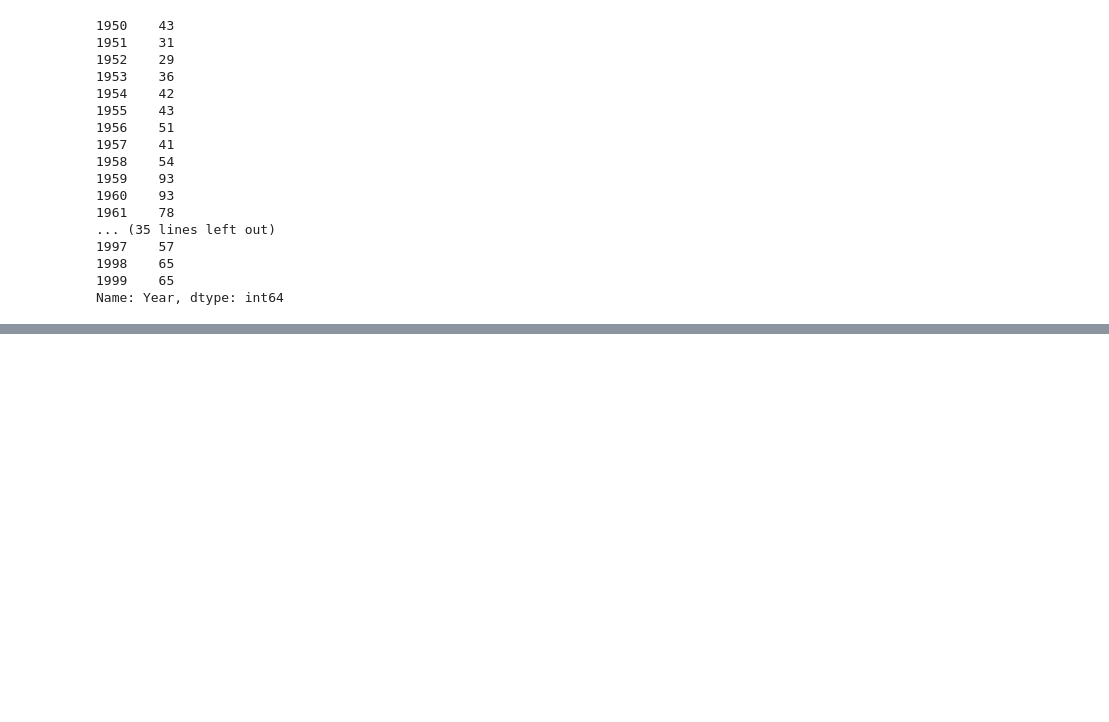
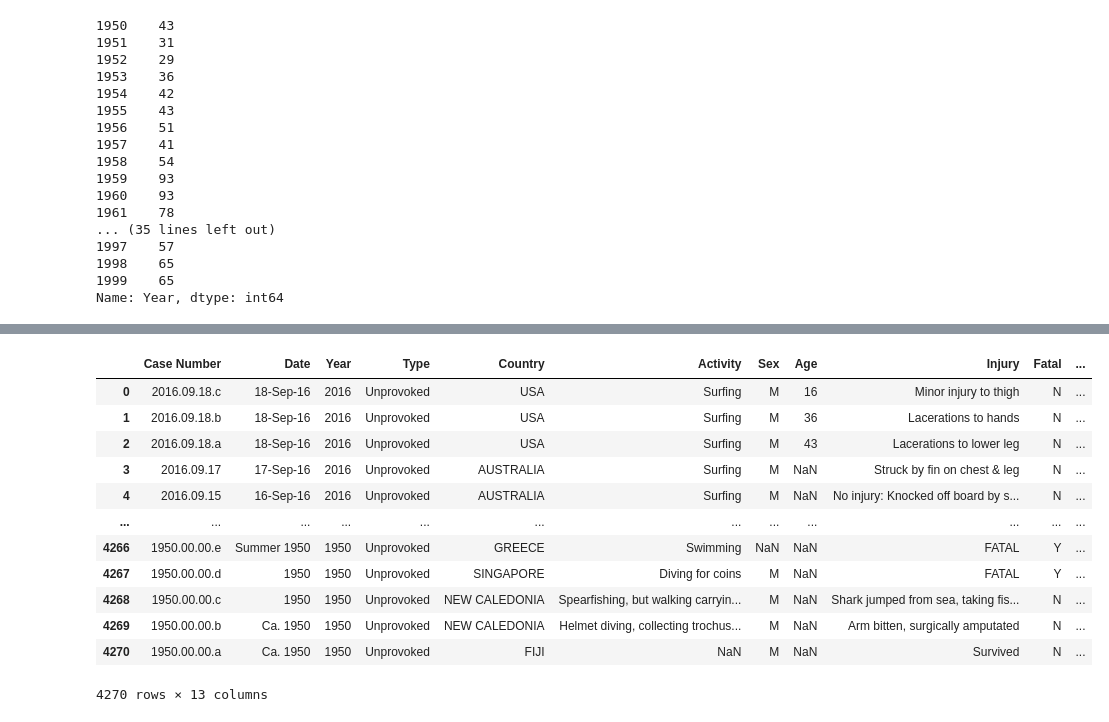
Before and after one commit to jm-cruz-d/Shark-project, a Jupyter notebook: data-wrangling.ipynb, the cells around one changed output, grey strips where cells are left out. Cells and saved outputs as stored; diff of their text form; code cells hidden in the pictures; blank space fills up the shorter version.

```diff
--- a/data-wrangling.ipynb
+++ b/data-wrangling.ipynb
@@ -238 +247,17 @@ df = df.drop(df[(df['Sex']=="N")].index)
+# %%
+df
+# %% [output]
+|  | Case Number | Date | Year | Type | Country | Activity | Sex | Age | Injury | Fatal | ... |
+| 0 | 2016.09.18.c | 18-Sep-16 | 2016 | Unprovoked | USA | Surfing | M | 16 | Minor injury to thigh | N | ... |
+| 1 | 2016.09.18.b | 18-Sep-16 | 2016 | Unprovoked | USA | Surfing | M | 36 | Lacerations to hands | N | ... |
+| 2 | 2016.09.18.a | 18-Sep-16 | 2016 | Unprovoked | USA | Surfing | M | 43 | Lacerations to lower leg | N | ... |
+| 3 | 2016.09.17 | 17-Sep-16 | 2016 | Unprovoked | AUSTRALIA | Surfing | M | NaN | Struck by fin on chest & leg | N | ... |
+| 4 | 2016.09.15 | 16-Sep-16 | 2016 | Unprovoked | AUSTRALIA | Surfing | M | NaN | No injury: Knocked off board by s... | N | ... |
+| ... | ... | ... | ... | ... | ... | ... | ... | ... | ... | ... | ... |
+| 4266 | 1950.00.00.e | Summer 1950 | 1950 | Unprovoked | GREECE | Swimming | NaN | NaN | FATAL | Y | ... |
+| 4267 | 1950.00.00.d | 1950 | 1950 | Unprovoked | SINGAPORE | Diving for coins | M | NaN | FATAL | Y | ... |
+| 4268 | 1950.00.00.c | 1950 | 1950 | Unprovoked | NEW CALEDONIA | Spearfishing, but walking carryin... | M | NaN | Shark jumped from sea, taking fis... | N | ... |
+| 4269 | 1950.00.00.b | Ca. 1950 | 1950 | Unprovoked | NEW CALEDONIA | Helmet diving, collecting trochus... | M | NaN | Arm bitten, surgically amputated | N | ... |
+| 4270 | 1950.00.00.a | Ca. 1950 | 1950 | Unprovoked | FIJI | NaN | M | NaN | Survived | N | ... |
+4270 rows × 13 columns
 # %%
```
Also changed, not shown: parts of 20 cells of this notebook, 1 other file.
